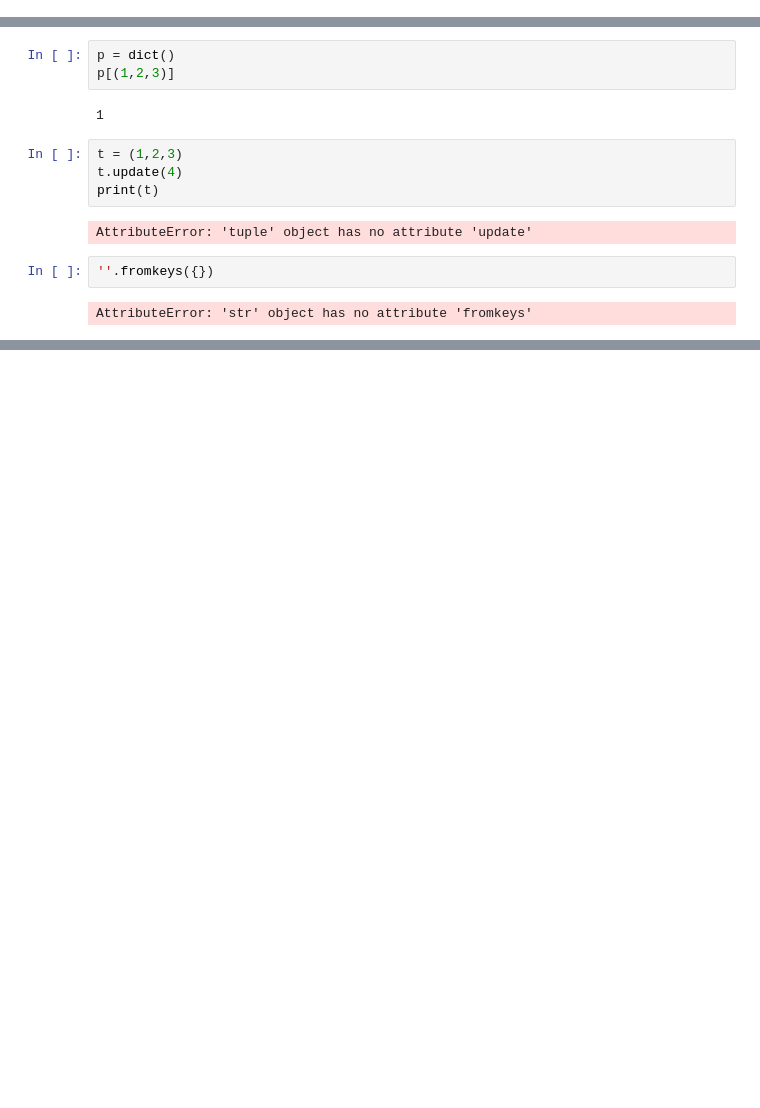
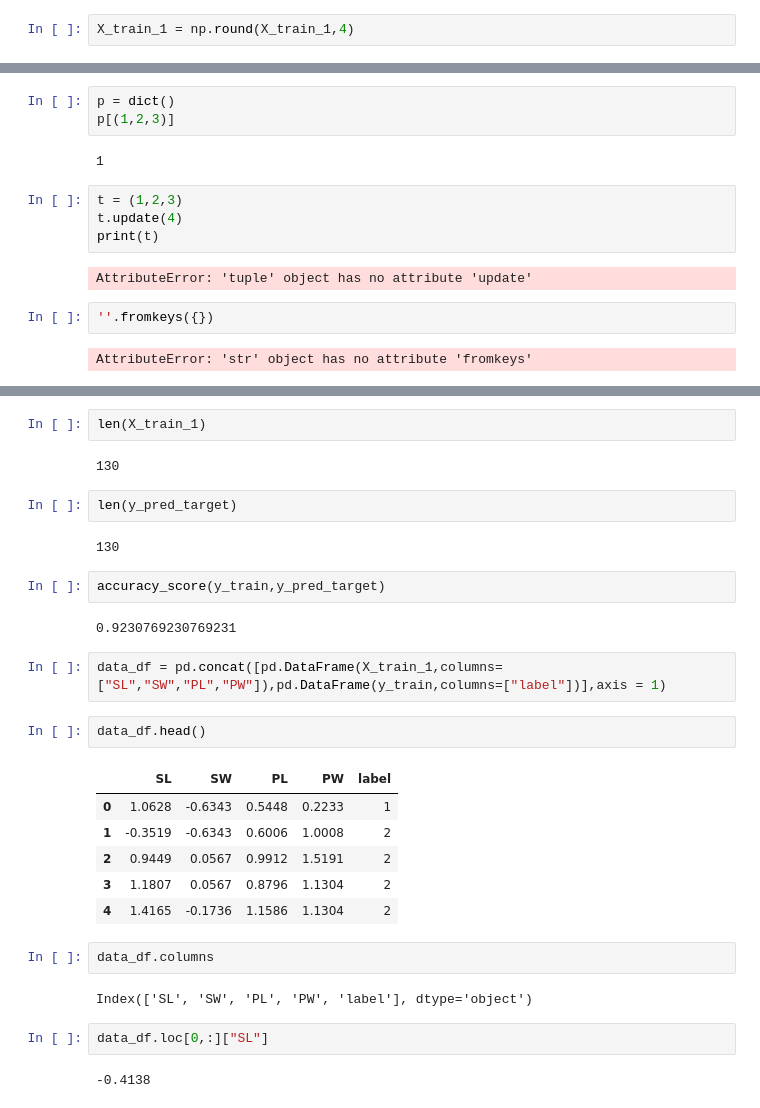
Before and after one commit to shreyashettyk/Python-DSA, a Jupyter notebook: ML_scratch/KNN.ipynb, the cells around one changed output, grey strips where cells are left out. Drawn from its saved outputs; the diff is of its cells as text; blank space fills up the shorter version.

```diff
--- a/ML_scratch/KNN.ipynb
+++ b/ML_scratch/KNN.ipynb
@@ -108,6 +108,8 @@ from sklearn.preprocessing import StandardScaler
 # %%
 std = StandardScaler()
 X_train_1 = std.fit_transform(X_train)
+# %%
+X_train_1 = np.round(X_train_1,4)
 # %%
 np.random.seed(10)
 w_1 = np.random.normal(0,1,4)
@@ -181,0 +222,31 @@ array([-0.43722791,  2.5383236 , -1.30395179, -1.28072706])
+# %%
+len(X_train_1)
+# %% [output]
+130
+# %%
+len(y_pred_target)
+# %% [output]
+130
+# %%
+accuracy_score(y_train,y_pred_target)
+# %% [output]
+0.9230769230769231
+# %%
+data_df = pd.concat([pd.DataFrame(X_train_1,columns=["SL","SW","PL","PW"]),pd.DataFrame(y_train,columns=["label"])],axis = 1)
+# %%
+data_df.head()
+# %% [output]
+|  | SL | SW | PL | PW | label |
+| 0 | 1.0628 | -0.6343 | 0.5448 | 0.2233 | 1 |
+| 1 | -0.3519 | -0.6343 | 0.6006 | 1.0008 | 2 |
+| 2 | 0.9449 | 0.0567 | 0.9912 | 1.5191 | 2 |
+| 3 | 1.1807 | 0.0567 | 0.8796 | 1.1304 | 2 |
+| 4 | 1.4165 | -0.1736 | 1.1586 | 1.1304 | 2 |
+# %%
+data_df.columns
+# %% [output]
+Index(['SL', 'SW', 'PL', 'PW', 'label'], dtype='object')
+# %%
+data_df.loc[0,:]["SL"]
+# %% [output]
+-0.4138
```
Also changed, not shown: parts of 7 cells of this notebook.
